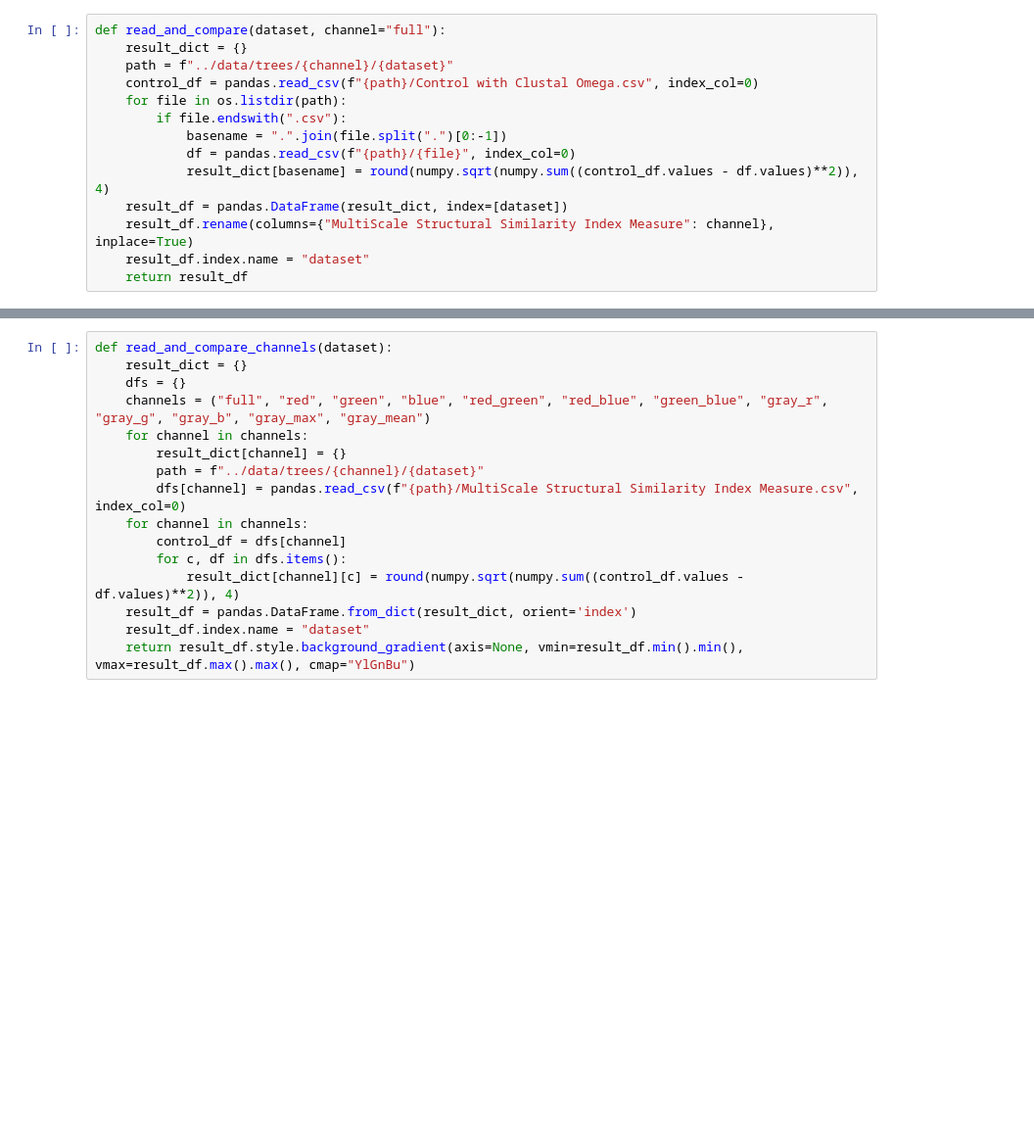
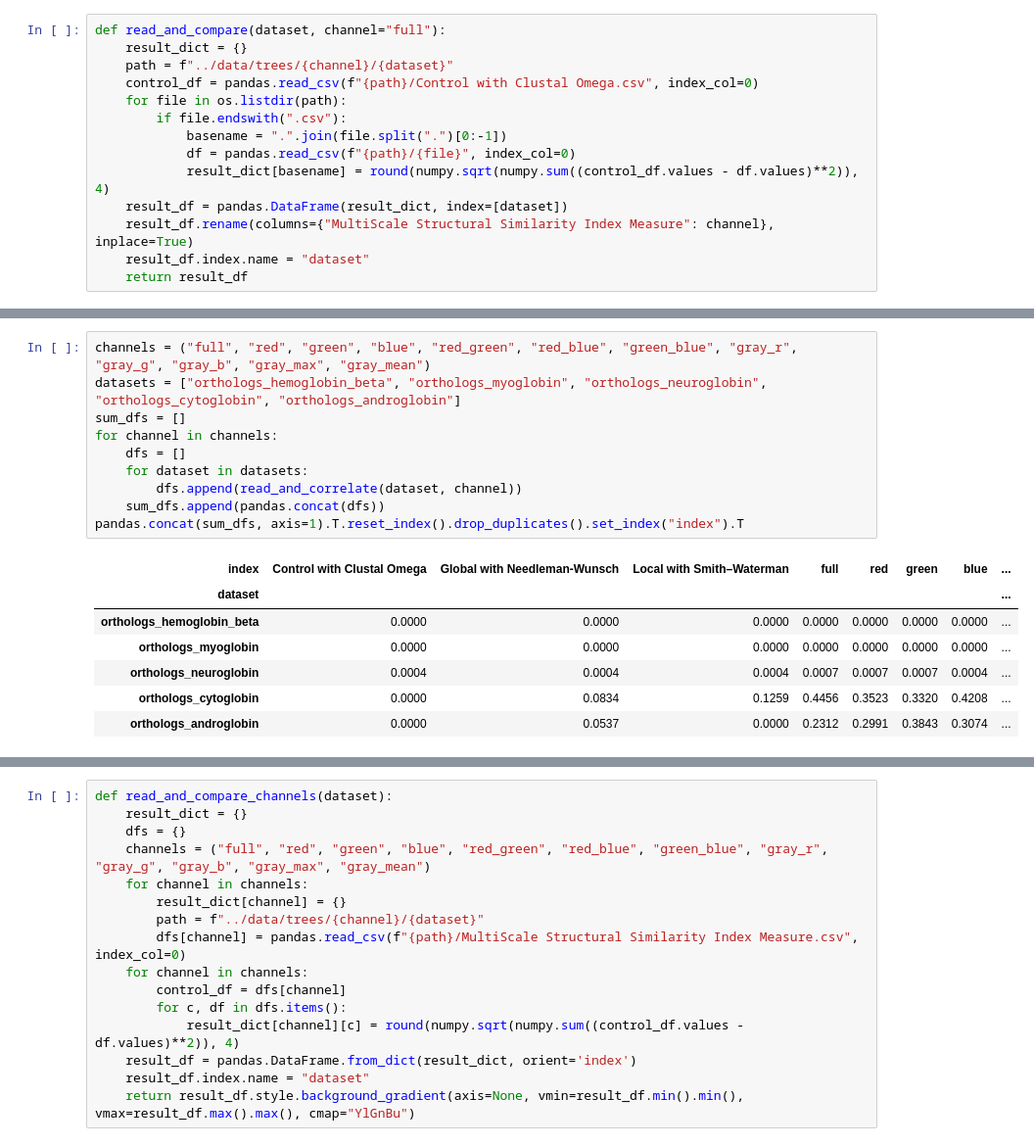
Before and after one commit to TreeTechDev/biomodelml, a Jupyter notebook: notebooks/Feature Analysis by Channel.ipynb, the cells around one changed output, grey strips where cells are left out. Shown at 98% size. Drawn from its saved outputs; the diff is of its cells as text; blank space fills up the shorter version.

```diff
--- a/notebooks/Feature Analysis by Channel.ipynb
+++ b/notebooks/Feature Analysis by Channel.ipynb
@@ -126,0 +110,18 @@ pandas.concat(sum_dfs, axis=1).T.drop_duplicates().T
+# %%
+channels = ("full", "red", "green", "blue", "red_green", "red_blue", "green_blue", "gray_r", "gray_g", "gray_b", "gray_max", "gray_mean")
+datasets = ["orthologs_hemoglobin_beta", "orthologs_myoglobin", "orthologs_neuroglobin", "orthologs_cytoglobin", "orthologs_androglobin"]
+sum_dfs = []
+for channel in channels:
+    dfs = []
+    for dataset in datasets:
+        dfs.append(read_and_correlate(dataset, channel))
+    sum_dfs.append(pandas.concat(dfs))
+pandas.concat(sum_dfs, axis=1).T.reset_index().drop_duplicates().set_index("index").T
+# %% [output]
+| index | Control with Clustal Omega | Global with Needleman-Wunsch | Local with Smith–Waterman | full | red | green | blue | ... |
+| dataset |  |  |  |  |  |  |  | ... |
+| orthologs_hemoglobin_beta | 0.0000 | 0.0000 | 0.0000 | 0.0000 | 0.0000 | 0.0000 | 0.0000 | ... |
+| orthologs_myoglobin | 0.0000 | 0.0000 | 0.0000 | 0.0000 | 0.0000 | 0.0000 | 0.0000 | ... |
+| orthologs_neuroglobin | 0.0004 | 0.0004 | 0.0004 | 0.0007 | 0.0007 | 0.0007 | 0.0004 | ... |
+| orthologs_cytoglobin | 0.0000 | 0.0834 | 0.1259 | 0.4456 | 0.3523 | 0.3320 | 0.4208 | ... |
+| orthologs_androglobin | 0.0000 | 0.0537 | 0.0000 | 0.2312 | 0.2991 | 0.3843 | 0.3074 | ... |
```
Also changed, not shown: parts of 14 cells of this notebook.
